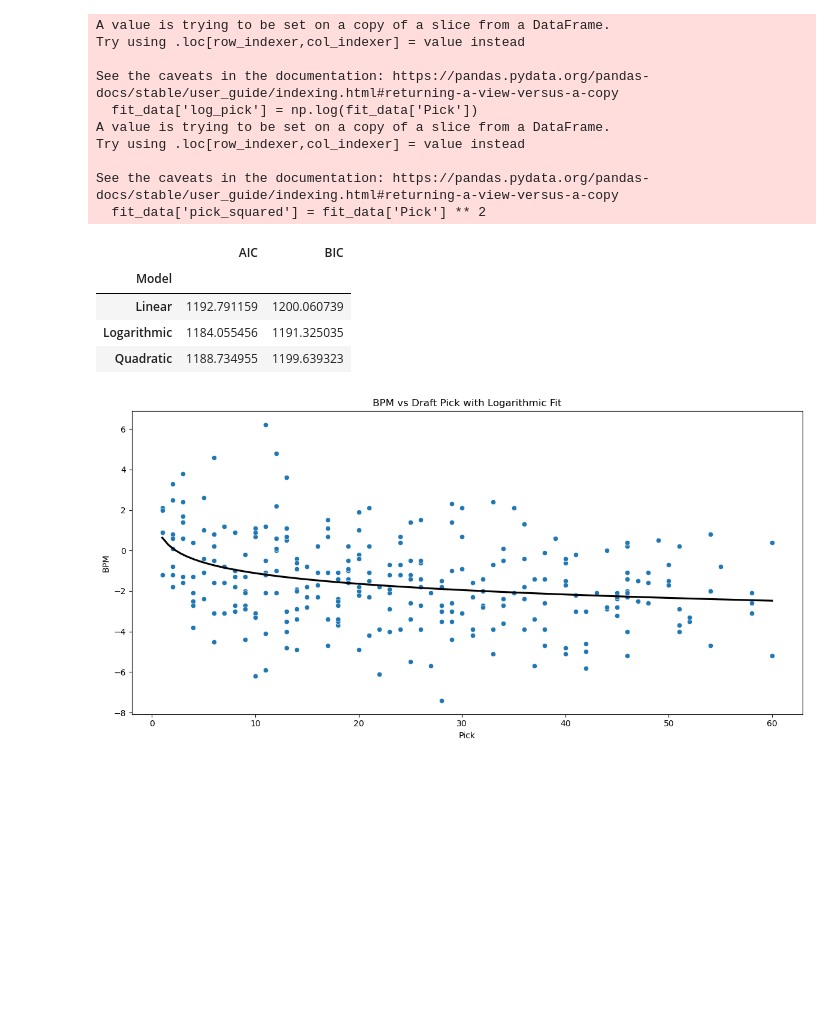
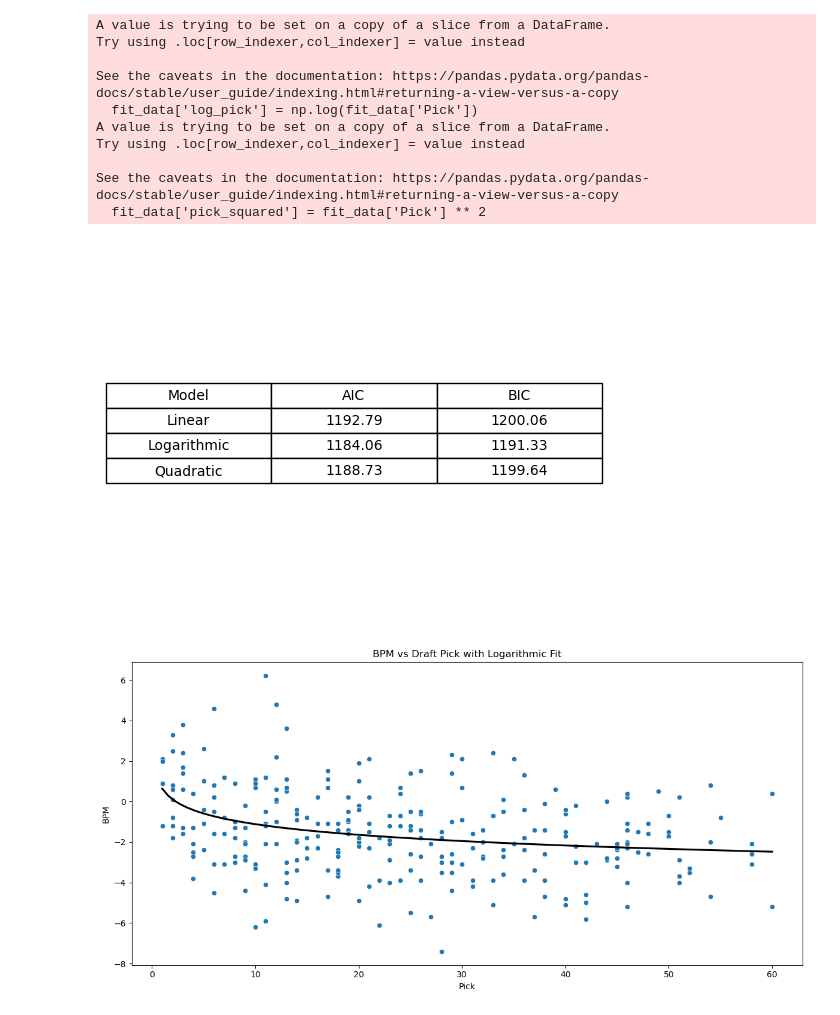
Before and after one commit to rickmart2/college-shooting-analysis-699, a Jupyter notebook: analysis.ipynb, the cells around one changed output. Cells and saved outputs as stored; diff of their text form; code cells hidden in the pictures; blank space fills up the shorter version.

Commit message:
Starting Process of formatting tables and figures

```diff
--- a/analysis.ipynb
+++ b/analysis.ipynb
@@ -388,18 +368,26 @@ model_quad = sm.OLS(fit_data['BPM'], X_quad).fit()
 # %%
 model_comparison = pd.DataFrame({
     'Model': ['Linear', 'Logarithmic', 'Quadratic'],
-    'AIC': [model_linear.aic, model_log.aic, model_quad.aic],
-    'BIC': [model_linear.bic, model_log.bic, model_quad.bic]
+    'AIC': [round(model_linear.aic,2), round(model_log.aic, 2), round(model_quad.aic,2)],
+    'BIC': [round(model_linear.bic,2), round(model_log.bic,2), round(model_quad.bic,2)]
 })
-model_comparison.set_index('Model', inplace=True)
-# %%
-model_comparison
-# %% [output]
-|  | AIC | BIC |
-| Model |  |  |
-| Linear | 1192.791159 | 1200.060739 |
-| Logarithmic | 1184.055456 | 1191.325035 |
-| Quadratic | 1188.734955 | 1199.639323 |
+# %%
+fig, ax = plt.subplots()
+ax.axis('off')
+
+table = ax.table(
+    cellText=model_comparison.values,
+    colLabels=model_comparison.columns,
+    loc='center',
+    cellLoc='center'
+
+)
+
+table.auto_set_font_size(False)
+table.set_fontsize(10)
+table.scale(1, 1.5)
+# %% [output]
+[figure, added]
 # %%
 plt.figure(figsize=(12,6))
 ax = sns.scatterplot(data=advanced_data, x='Pick', y='BPM')
```
Also changed, not shown: parts of 1 cell of this notebook.
